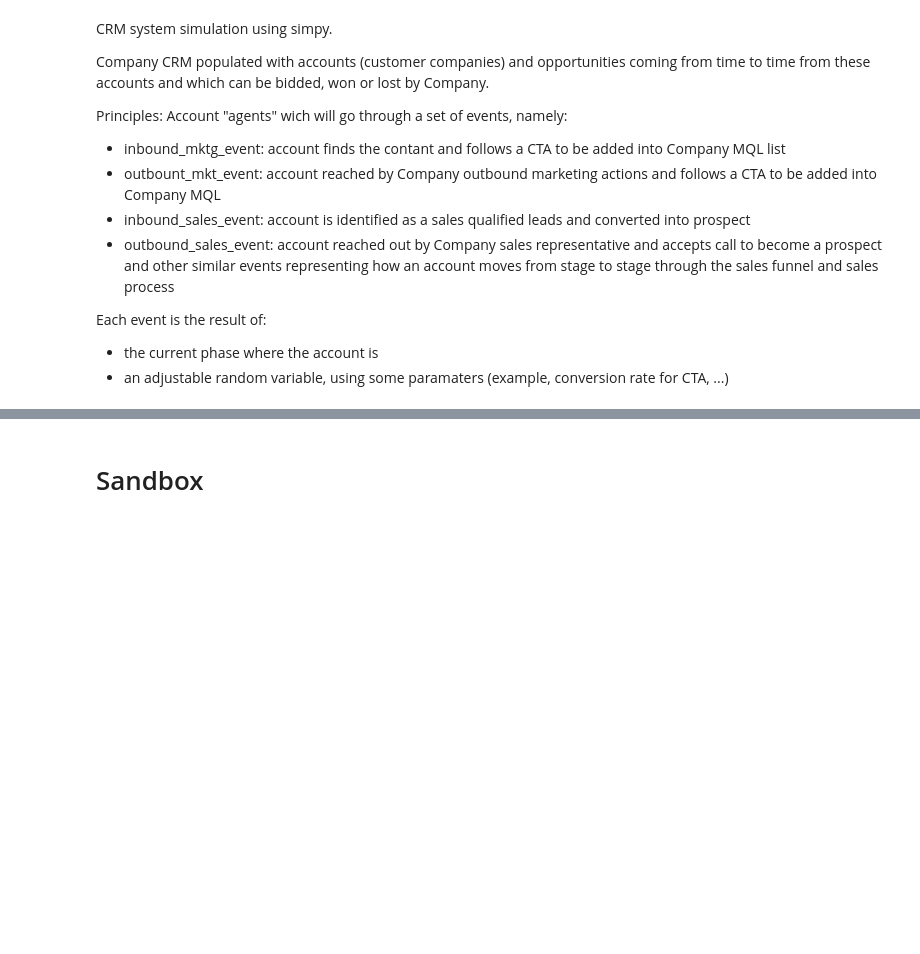
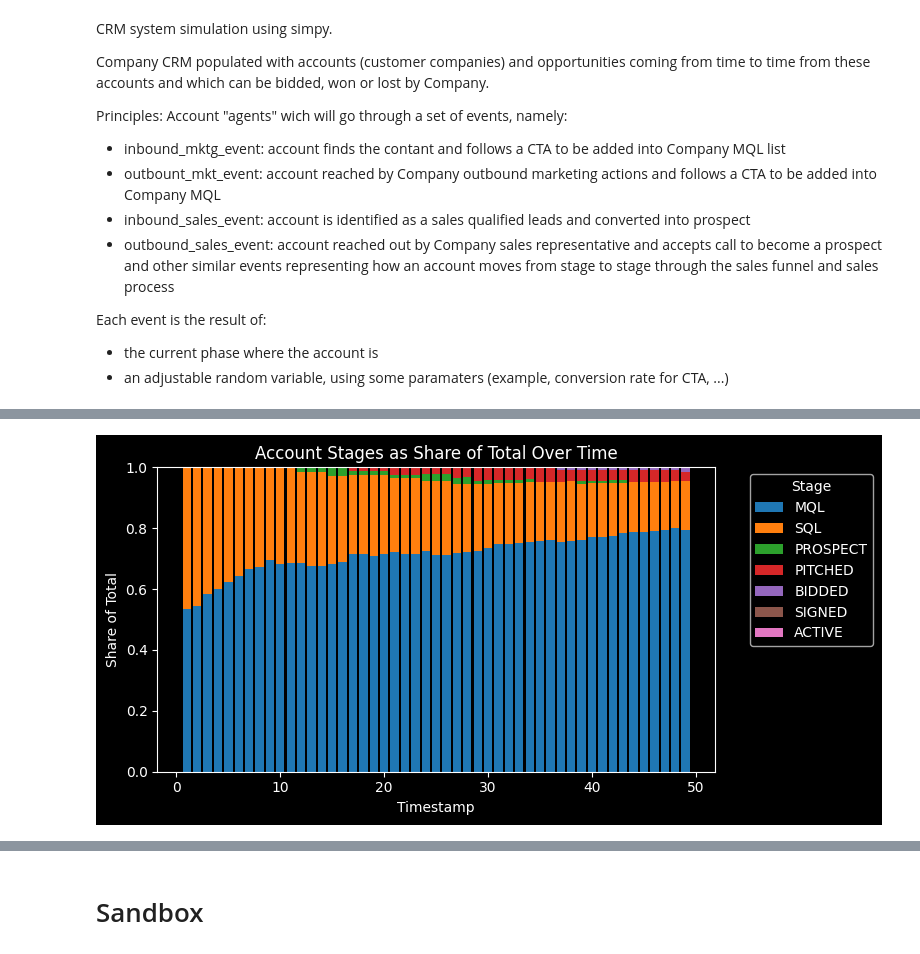
Before and after one commit to vtecftwy/crm-sim, a Jupyter notebook: nbs/wip_04_crm_simpy.ipynb, the cells around one changed output, grey strips where cells are left out. Saved outputs shown, nothing was run; the diff lists cells and outputs as text; code cells hidden in the pictures; blank space fills up the shorter version.

```diff
--- a/nbs/wip_04_crm_simpy.ipynb
+++ b/nbs/wip_04_crm_simpy.ipynb
@@ -86,0 +242,4 @@ accounts_created_before(env=env, t=18)
+# %%
+crm.plot_account_stats(as_share=True)
+# %% [output]
+[figure, added]
```
Also changed, not shown: parts of 43 cells of this notebook, 13 other files.
